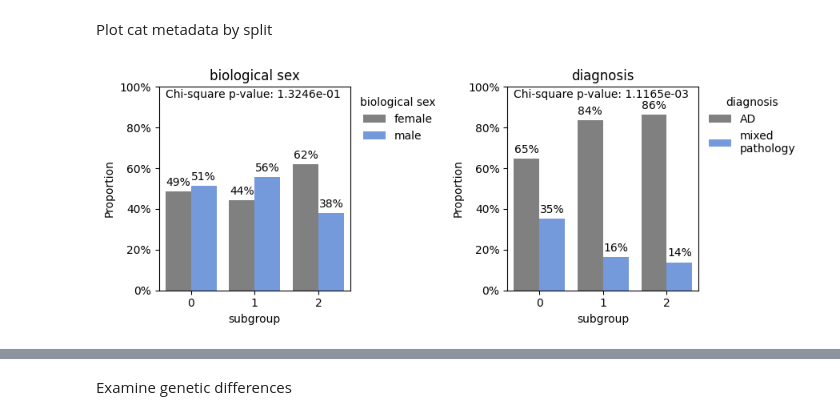
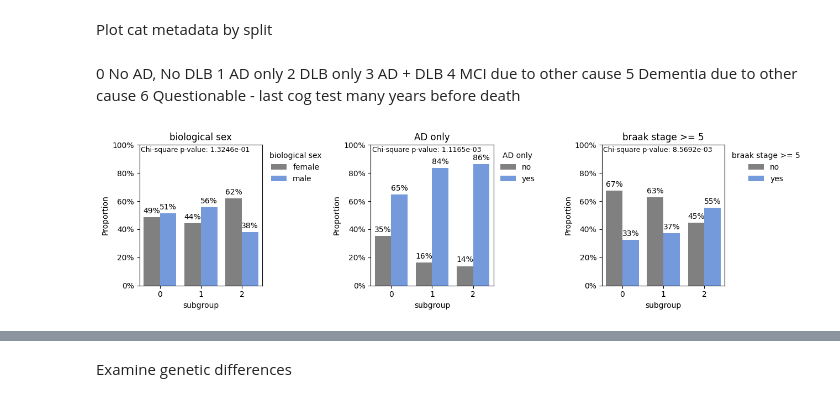
Before and after one commit to djunamay/datamodel_subgroups, a Jupyter notebook: plotting_notebooks/rosmap_singlecell_experiment_june_30.ipynb, the cells around one changed output, grey strips where cells are left out. Cells and saved outputs as stored; diff of their text form; code cells hidden in the pictures.

Commit message:
rosmap singlecell nb

```diff
--- a/plotting_notebooks/rosmap_singlecell_experiment_june_30.ipynb
+++ b/plotting_notebooks/rosmap_singlecell_experiment_june_30.ipynb
@@ -667,42 +668,55 @@ Passing `palette` without assigning `hue` is deprecated and will be removed in v
 [figure]
 # %% [markdown]
 Plot cat metadata by split
+# %% [markdown]
+0	No AD, No DLB
+1	AD only
+2	DLB only
+3	AD + DLB
+4	MCI due to other cause
+5	Dementia due to other cause
+6	Questionable - last cog test many years before death
 # %%
-fig, axes = plt.subplots(1, 2, figsize=(9, 3.5), sharey=False, sharex=True)
+fig, axes = plt.subplots(1, 3, figsize=(13, 3.5), sharey=False, sharex=True)
 
 # flatten into a 1-D array of length 8
 axes_flat = axes.flatten()
 
-meta['diagnosis'] = ['AD' if x==1 else 'mixed\npathology' for x in meta['AD_DLB_diagnosis']]
+meta['AD diagnosis'] = ['AD' if x in set([1,3]) else 'other' for x in meta['AD_DLB_diagnosis']]
+meta['DLB diagnosis'] = ['DLB' if x in set([2,3]) else 'other' for x in meta['AD_DLB_diagnosis']]
+meta['AD only'] = ['yes' if x in set([1]) else 'no' for x in meta['AD_DLB_diagnosis']]
+meta['braak stage >= 5'] = ['yes' if x in set([5,6]) else 'no' for x in meta['braaksc']]
+
 meta['biological sex'] = ['male' if x==1 else 'female' for x in meta['msex']]
-variables = ['biological sex', 'diagnosis']
+variables = ['biological sex', 'AD only', 'braak stage >= 5']
 
 # only take the first 5 axes (or whatever subset you need)
 for ax, var in zip(axes_flat[:len(variables)], variables):
     plot_cat_proportions(
         data=meta,
         cat_col='label',
         hue_col=var,
         palette=['grey', 'cornflowerblue'],
         ax=ax
     )
     ax.set_xlabel('subgroup')
     ax.legend(loc='upper left', bbox_to_anchor=(1, 1), frameon=False, title=var)
     # Annotation with test results
     table = pd.crosstab(meta['label'], meta[var])
 
     chi2, p, dof, expected = chi2_contingency(table)
     textstr = (
        # f"Chi-square statistic: {chi2:.4f}\n"
         f"Chi-square p-value: {p:.4e}"
     )
     #props = dict(boxstyle='round',facecolor='white', alpha=0.5)
-    ax.text(0.95, 0.99, textstr, transform=ax.transAxes,
+    ax.text(0.9, 0.99, textstr, transform=ax.transAxes, size=9,
             ha='right', va='top')
 
 
     ax.set_title(var)
 plt.tight_layout()
-plt.show()
+
+plt.savefig('/Users/djuna/Documents/Maydell-MIT-PhD-Thesis/MIT-thesis-template/ch4_figs/rosmap_cat_meta.png', dpi=300)
 # %% [output]
-[figure, old version]
+[figure, new version]
```
Also changed, not shown: parts of 30 cells of this notebook.
